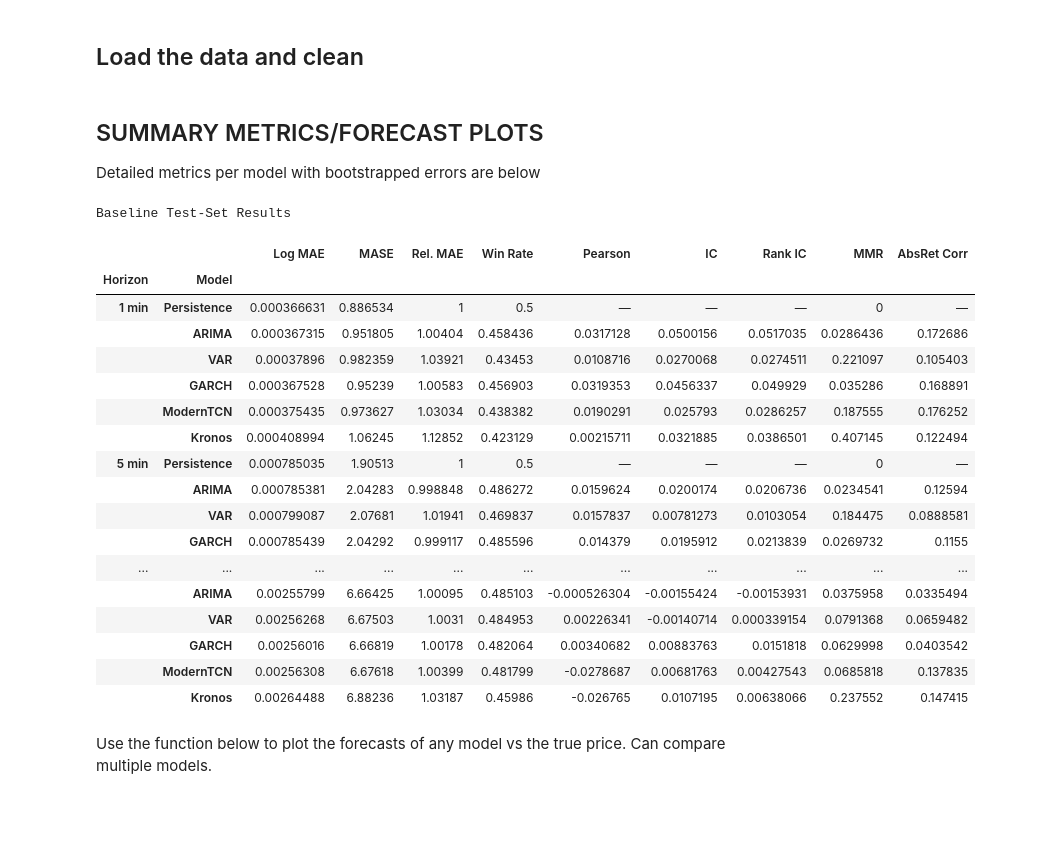
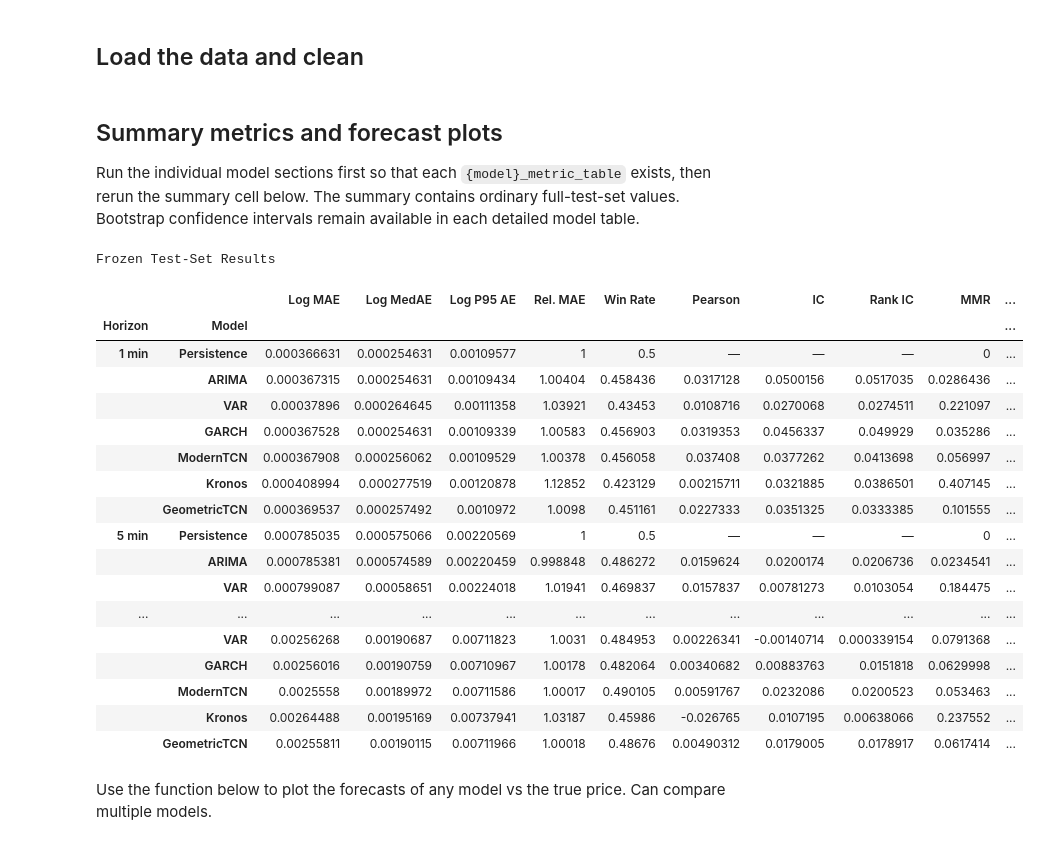
Before and after one commit to VishR-94/dynamic_graphs_thesis, a Jupyter notebook: notebooks/baselines.ipynb, the cells around one changed output. Saved outputs shown, nothing was run; the diff lists cells and outputs as text; code cells hidden in the pictures; blank space fills up the shorter version.

```diff
--- a/notebooks/baselines.ipynb
+++ b/notebooks/baselines.ipynb
@@ -111,56 +114,61 @@ BOOTSTRAP_N = 10_000
 BOOTSTRAP_CONFIDENCE_LEVEL = 0.95
 BOOTSTRAP_SEED = 42
 # %% [markdown]
-## SUMMARY METRICS/FORECAST PLOTS
+## Summary metrics and forecast plots
 
-Detailed metrics per model with bootstrapped errors are below
+Run the individual model sections first so that each `{model}_metric_table` exists, then rerun the summary cell below. The summary contains ordinary full-test-set values. Bootstrap confidence intervals remain available in each detailed model table.
 # %%
 models_to_display = [
     "persistence",
     "arima",
     "var",
     "garch",
     "modern_tcn",
-    "kronos"
+    "kronos",
+    "final_model",
 ]
 
 baseline_summary_table = make_baseline_summary_table(
     models_to_display=models_to_display,
     namespace=globals(),
     channel="close",
     metrics_to_display=DEFAULT_SUMMARY_METRICS,
+    model_display_names={
+        "modern_tcn": "ModernTCN ",
+        "final_model": "GeometricTCN",
+    },
 )
 
 display(
     baseline_summary_table.style
     .format(
         "{:.6g}",
         na_rep="—",
     )
     .set_caption(
-        "Baseline Test-Set Results"
+        "Frozen Test-Set Results"
     )
 )
 # %% [output]
-Baseline Test-Set Results
+Frozen Test-Set Results
-|  |  | Log MAE | MASE | Rel. MAE | Win Rate | Pearson | IC | Rank IC | MMR | AbsRet Corr |
-| Horizon | Model |  |  |  |  |  |  |  |  |  |
-| 1 min | Persistence | 0.000366631 | 0.886534 | 1 | 0.5 | — | — | — | 0 | — |
-|  | ARIMA | 0.000367315 | 0.951805 | 1.00404 | 0.458436 | 0.0317128 | 0.0500156 | 0.0517035 | 0.0286436 | 0.172686 |
-|  | VAR | 0.00037896 | 0.982359 | 1.03921 | 0.43453 | 0.0108716 | 0.0270068 | 0.0274511 | 0.221097 | 0.105403 |
-|  | GARCH | 0.000367528 | 0.95239 | 1.00583 | 0.456903 | 0.0319353 | 0.0456337 | 0.049929 | 0.035286 | 0.168891 |
-|  | ModernTCN | 0.000375435 | 0.973627 | 1.03034 | 0.438382 | 0.0190291 | 0.025793 | 0.0286257 | 0.187555 | 0.176252 |
-|  | Kronos | 0.000408994 | 1.06245 | 1.12852 | 0.423129 | 0.00215711 | 0.0321885 | 0.0386501 | 0.407145 | 0.122494 |
-| 5 min | Persistence | 0.000785035 | 1.90513 | 1 | 0.5 | — | — | — | 0 | — |
-|  | ARIMA | 0.000785381 | 2.04283 | 0.998848 | 0.486272 | 0.0159624 | 0.0200174 | 0.0206736 | 0.0234541 | 0.12594 |
-|  | VAR | 0.000799087 | 2.07681 | 1.01941 | 0.469837 | 0.0157837 | 0.00781273 | 0.0103054 | 0.184475 | 0.0888581 |
-|  | GARCH | 0.000785439 | 2.04292 | 0.999117 | 0.485596 | 0.014379 | 0.0195912 | 0.0213839 | 0.0269732 | 0.1155 |
-| ... | ... | ... | ... | ... | ... | ... | ... | ... | ... | ... |
-|  | ARIMA | 0.00255799 | 6.66425 | 1.00095 | 0.485103 | -0.000526304 | -0.00155424 | -0.00153931 | 0.0375958 | 0.0335494 |
-|  | VAR | 0.00256268 | 6.67503 | 1.0031 | 0.484953 | 0.00226341 | -0.00140714 | 0.000339154 | 0.0791368 | 0.0659482 |
-|  | GARCH | 0.00256016 | 6.66819 | 1.00178 | 0.482064 | 0.00340682 | 0.00883763 | 0.0151818 | 0.0629998 | 0.0403542 |
-|  | ModernTCN | 0.00256308 | 6.67618 | 1.00399 | 0.481799 | -0.0278687 | 0.00681763 | 0.00427543 | 0.0685818 | 0.137835 |
-|  | Kronos | 0.00264488 | 6.88236 | 1.03187 | 0.45986 | -0.026765 | 0.0107195 | 0.00638066 | 0.237552 | 0.147415 |
+|  |  | Log MAE | Log MedAE | Log P95 AE | Rel. MAE | Win Rate | Pearson | IC | Rank IC | MMR | ... |
+| Horizon | Model |  |  |  |  |  |  |  |  |  | ... |
+| 1 min | Persistence | 0.000366631 | 0.000254631 | 0.00109577 | 1 | 0.5 | — | — | — | 0 | ... |
+|  | ARIMA | 0.000367315 | 0.000254631 | 0.00109434 | 1.00404 | 0.458436 | 0.0317128 | 0.0500156 | 0.0517035 | 0.0286436 | ... |
+|  | VAR | 0.00037896 | 0.000264645 | 0.00111358 | 1.03921 | 0.43453 | 0.0108716 | 0.0270068 | 0.0274511 | 0.221097 | ... |
+|  | GARCH | 0.000367528 | 0.000254631 | 0.00109339 | 1.00583 | 0.456903 | 0.0319353 | 0.0456337 | 0.049929 | 0.035286 | ... |
+|  | ModernTCN | 0.000367908 | 0.000256062 | 0.00109529 | 1.00378 | 0.456058 | 0.037408 | 0.0377262 | 0.0413698 | 0.056997 | ... |
+|  | Kronos | 0.000408994 | 0.000277519 | 0.00120878 | 1.12852 | 0.423129 | 0.00215711 | 0.0321885 | 0.0386501 | 0.407145 | ... |
+|  | GeometricTCN | 0.000369537 | 0.000257492 | 0.0010972 | 1.0098 | 0.451161 | 0.0227333 | 0.0351325 | 0.0333385 | 0.101555 | ... |
+| 5 min | Persistence | 0.000785035 | 0.000575066 | 0.00220569 | 1 | 0.5 | — | — | — | 0 | ... |
+|  | ARIMA | 0.000785381 | 0.000574589 | 0.00220459 | 0.998848 | 0.486272 | 0.0159624 | 0.0200174 | 0.0206736 | 0.0234541 | ... |
+|  | VAR | 0.000799087 | 0.00058651 | 0.00224018 | 1.01941 | 0.469837 | 0.0157837 | 0.00781273 | 0.0103054 | 0.184475 | ... |
+| ... | ... | ... | ... | ... | ... | ... | ... | ... | ... | ... | ... |
+|  | VAR | 0.00256268 | 0.00190687 | 0.00711823 | 1.0031 | 0.484953 | 0.00226341 | -0.00140714 | 0.000339154 | 0.0791368 | ... |
+|  | GARCH | 0.00256016 | 0.00190759 | 0.00710967 | 1.00178 | 0.482064 | 0.00340682 | 0.00883763 | 0.0151818 | 0.0629998 | ... |
+|  | ModernTCN | 0.0025558 | 0.00189972 | 0.00711586 | 1.00017 | 0.490105 | 0.00591767 | 0.0232086 | 0.0200523 | 0.053463 | ... |
+|  | Kronos | 0.00264488 | 0.00195169 | 0.00737941 | 1.03187 | 0.45986 | -0.026765 | 0.0107195 | 0.00638066 | 0.237552 | ... |
+|  | GeometricTCN | 0.00255811 | 0.00190115 | 0.00711966 | 1.00018 | 0.48676 | 0.00490312 | 0.0179005 | 0.0178917 | 0.0617414 | ... |
 # %% [markdown]
 Use the function below to plot the forecasts of any model vs the true price. Can compare multiple models.
 # %%
```
Also changed, not shown: parts of 6 cells of this notebook, 14 other files.
